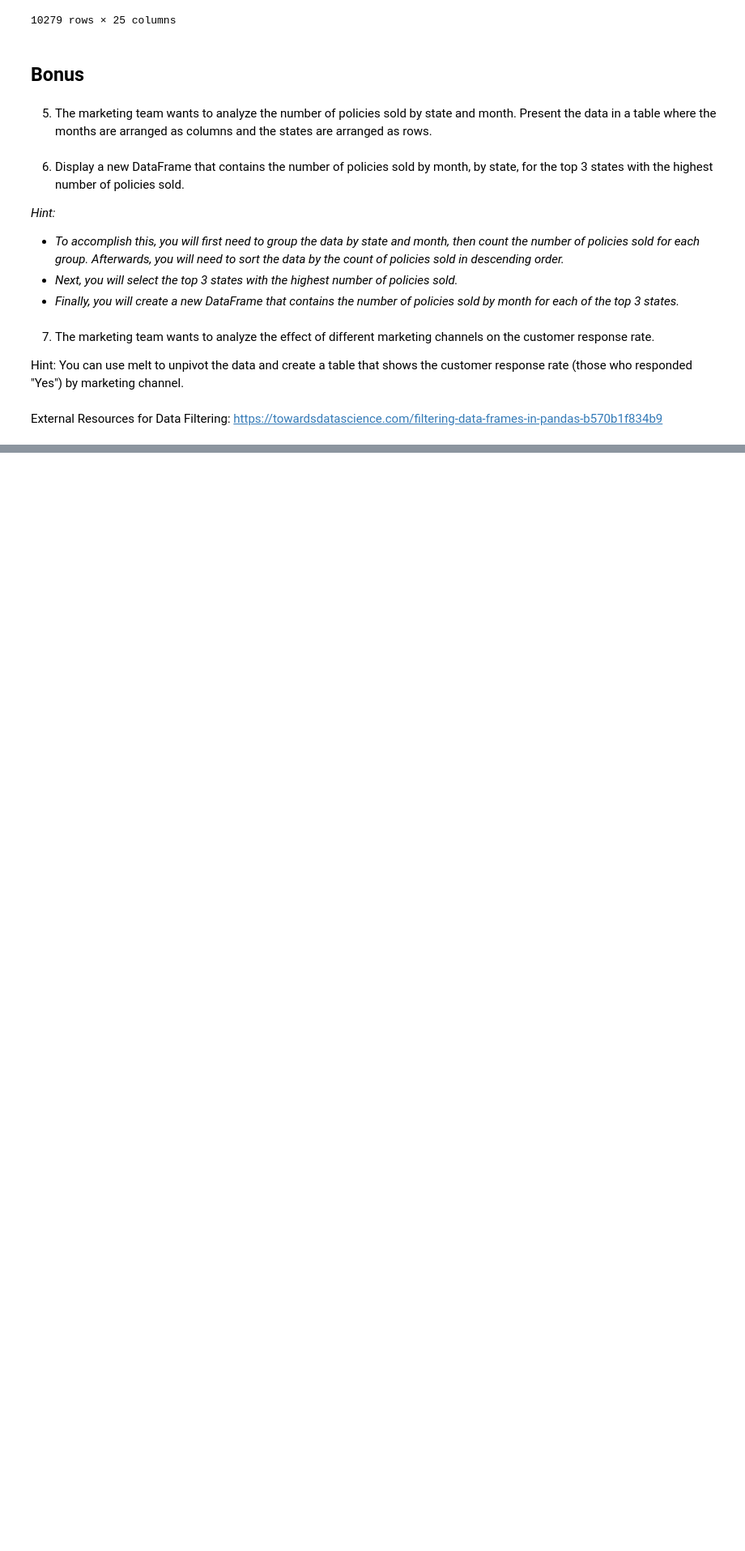
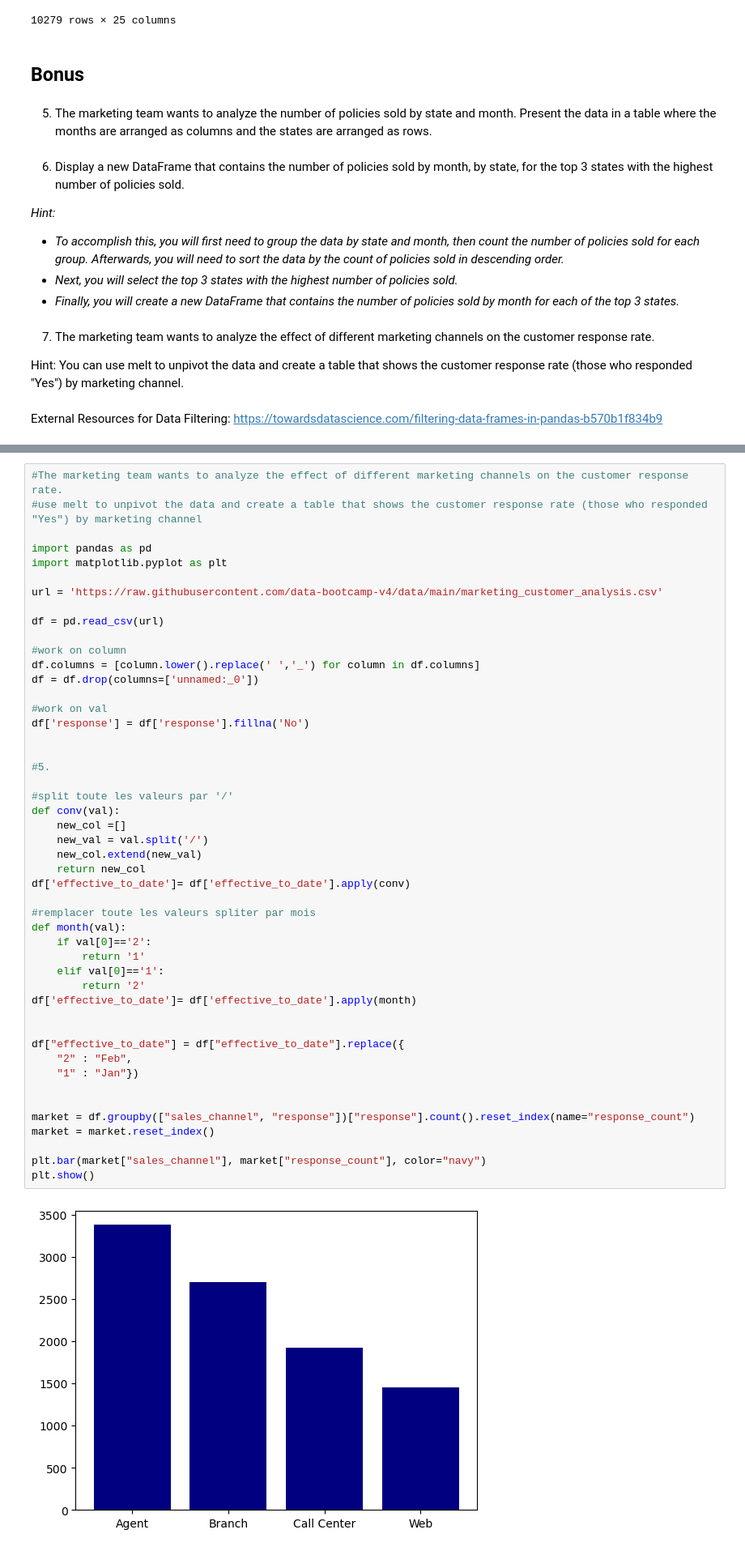
Before and after one commit to data-bootcamp-v4/lab-dw-data-aggregation-and-filtering, a Jupyter notebook: lab-dw-aggregating.ipynb, the cells around one changed output, grey strips where cells are left out. Shown: that part at 81% size. Saved outputs shown, nothing was run; the diff lists cells and outputs as text; blank space fills up the shorter version.

```diff
--- a/lab-dw-aggregating.ipynb
+++ b/lab-dw-aggregating.ipynb
@@ -175,0 +195,50 @@ Washington         1225  1358
+# %%
+#The marketing team wants to analyze the effect of different marketing channels on the customer response rate.
+#use melt to unpivot the data and create a table that shows the customer response rate (those who responded "Yes") by marketing channel
+
+import pandas as pd
+import matplotlib.pyplot as plt
+
+url = 'https://raw.githubusercontent.com/data-bootcamp-v4/data/main/marketing_customer_analysis.csv'
+
+df = pd.read_csv(url)
+
+#work on column
+df.columns = [column.lower().replace(' ','_') for column in df.columns]
+df = df.drop(columns=['unnamed:_0'])
+
+#work on val
+df['response'] = df['response'].fillna('No')
+
+
+#5.
+
+#split toute les valeurs par '/'
+def conv(val):
+    new_col =[]
+    new_val = val.split('/')
+    new_col.extend(new_val)
+    return new_col
+df['effective_to_date']= df['effective_to_date'].apply(conv)
+
+#remplacer toute les valeurs spliter par mois
+def month(val):
+    if val[0]=='2':
+        return '1'
+    elif val[0]=='1':
+        return '2'
+df['effective_to_date']= df['effective_to_date'].apply(month)
+
+
+df["effective_to_date"] = df["effective_to_date"].replace({
+    "2" : "Feb",
+    "1" : "Jan"})
+
+
+market = df.groupby(["sales_channel", "response"])["response"].count().reset_index(name="response_count")
+market = market.reset_index()
+
+plt.bar(market["sales_channel"], market["response_count"], color="navy")
+plt.show()
+# %% [output]
+[figure, added]
```
Also changed, not shown: parts of 1 cell of this notebook.
